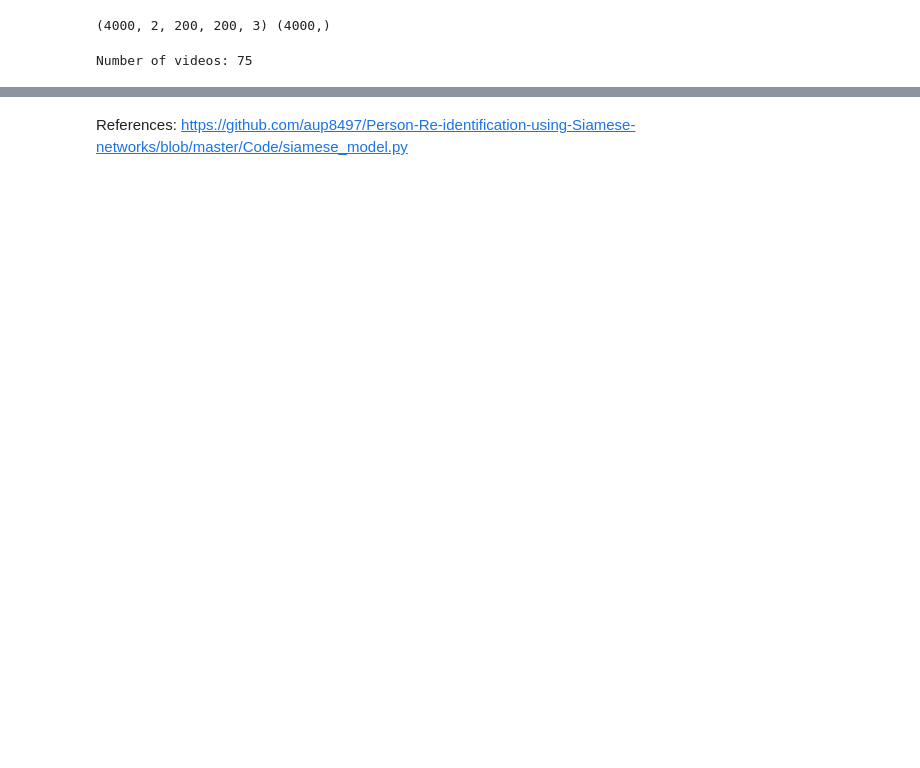
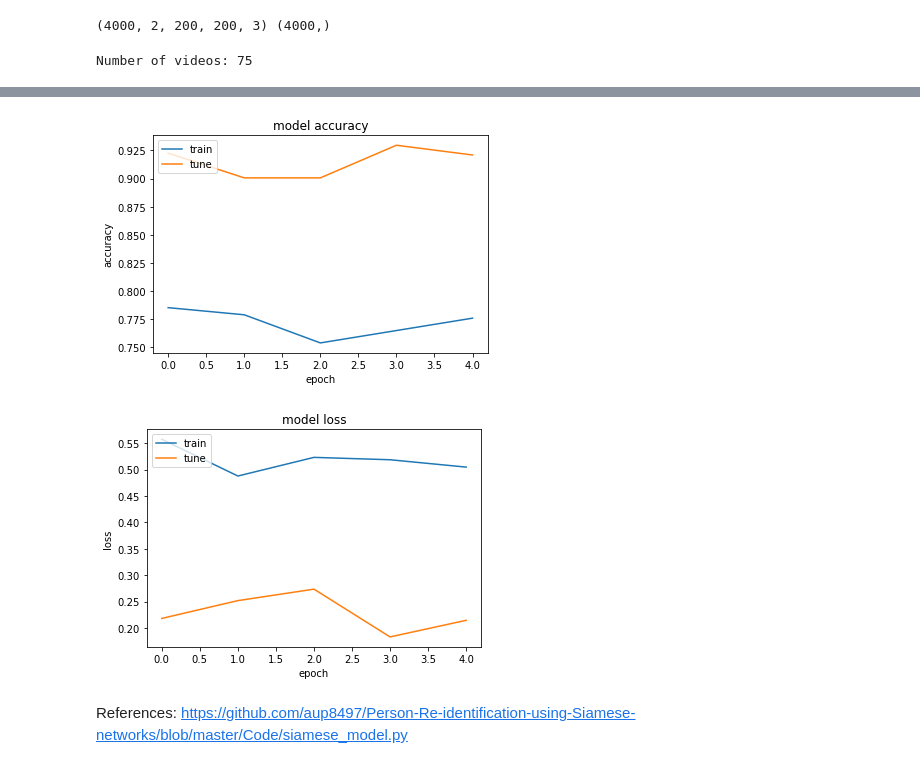
Before and after one commit to JediRhymeTrix/SmartCities-Project-1, a Jupyter notebook: siamese_model.ipynb, the cells around one changed output, grey strips where cells are left out. Cells and saved outputs as stored; diff of their text form; code cells hidden in the pictures; blank space fills up the shorter version.

```diff
--- a/siamese_model.ipynb
+++ b/siamese_model.ipynb
@@ -131,3 +151,21 @@ def siamese_model():
     d2 = Dense(1)(d1)
     output = Activation('sigmoid')(d2)
     return Model(inputs=[input1, input2], outputs=output)
+# %%
+def plot_history(histories):
+    # summarize history for accuracy
+    plt.plot(histories['train'].history['binary_accuracy'])
+    plt.plot(histories['tune'].history['binary_accuracy'])
+    plt.title('model accuracy')
+    plt.ylabel('accuracy')
+    plt.xlabel('epoch')
+    plt.legend(['train', 'tune'], loc='upper left')
+    plt.show()
+    # summarize history for loss
+    plt.plot(histories['train'].history['loss'])
+    plt.plot(histories['tune'].history['loss'])
+    plt.title('model loss')
+    plt.ylabel('loss')
+    plt.xlabel('epoch')
+    plt.legend(['train', 'tune'], loc='upper left')
+    plt.show()
@@ -153,10 +195,12 @@ Total params: 22,327,585
 Trainable params: 524,801
 Non-trainable params: 21,802,784
 __________________________________________________________________________________________________
+# %%
+history = {}
 # %%
-bs = 100
+bs = int(os.getenv('BATCH_SIZE_TRAIN')) if os.getenv('BATCH_SIZE_TRAIN') else 100
 eph = 5
-model.fit(data_generator(bs, eph), batch_size=bs, epochs=eph, steps_per_epoch=3000)
+history['train'] = model.fit(data_generator(bs, eph), epochs=eph, steps_per_epoch=3000)
 # model.fit([X[:,0], X[:,1]], Y, batch_size=bs, epochs=eph)
 # %% [output]
 Epoch 1/5
@@ -173,8 +216,13 @@ To silence this warning, decorate the function with @tf.autograph.experimental.d
 # %%
 base_model.trainable = True
-bs = 10
+model.compile(
+    optimizer=tf.keras.optimizers.Adam(1e-5),
+    loss='binary_crossentropy',
+    metrics=['binary_accuracy']
+    )
+bs = int(os.getenv('BATCH_SIZE_TUNE')) if os.getenv('BATCH_SIZE_TUNE') else 10
 eph = 5
-model.fit(data_generator(bs, eph), epochs=eph, steps_per_epoch=3000)
+history['tune'] = model.fit(data_generator(bs, eph), epochs=eph, steps_per_epoch=3000)
 # model.fit([X[:,0], X[:,1]], Y, epochs=eph, batch_size=bs)
 # %% [output]
 Epoch 1/5
@@ -191,5 +238,10 @@ Epoch 5/5
 # %%
 model.save('siamese_1vid.h5')
+# %%
+plot_history(history)
+# %% [output]
+[figure, added]
+[figure, added]
 # %% [markdown]
 References:
     https://github.com/aup8497/Person-Re-identification-using-Siamese-networks/blob/master/Code/siamese_model.py
```
Also changed, not shown: parts of 13 cells of this notebook, 1 other file.
